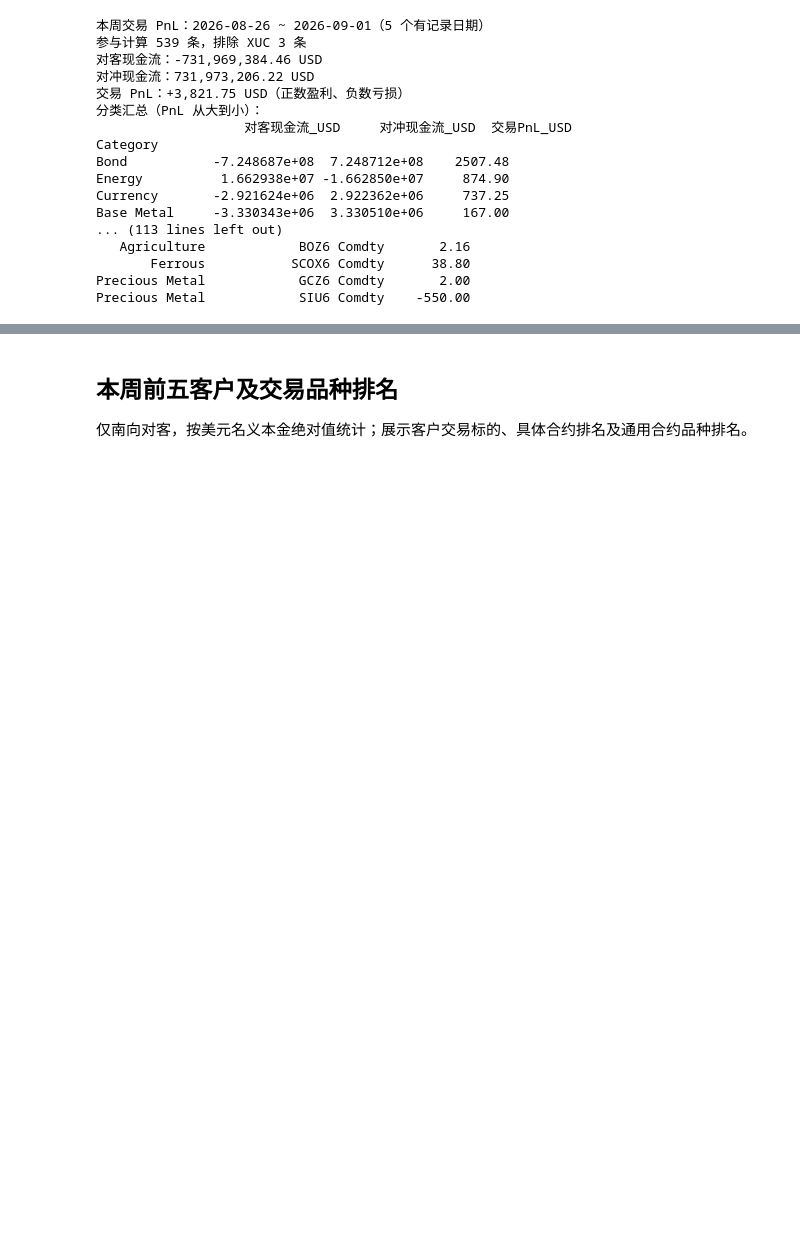
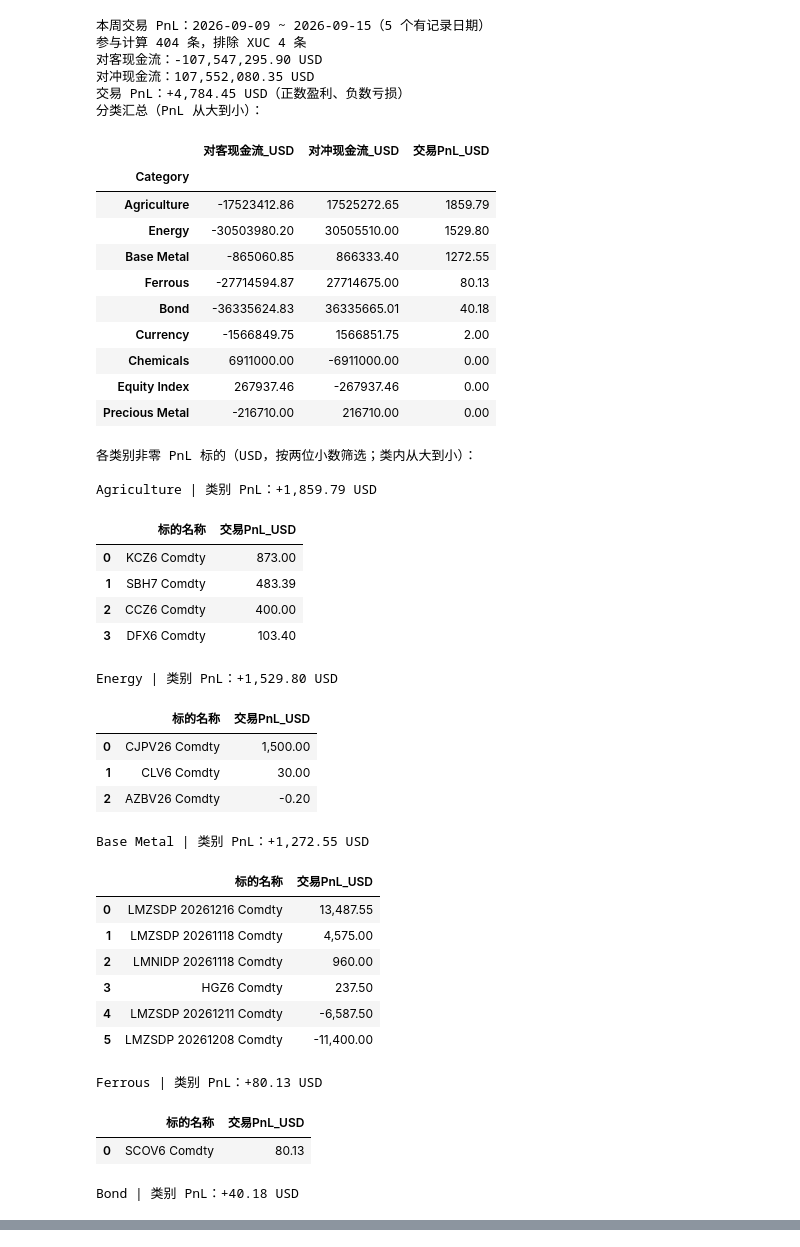
Before and after one commit to Mengting10/Daily_Work, a Jupyter notebook: weekly_review_yilian.ipynb, the cells around one changed output, grey strips where cells are left out. Saved outputs shown, nothing was run; the diff lists cells and outputs as text; code cells hidden in the pictures; blank space fills up the shorter version.

```diff
--- a/weekly_review_yilian.ipynb
+++ b/weekly_review_yilian.ipynb
@@ -861,48 +851,73 @@ pnl_category_tickers = (
 )
 # 用显示精度判断零，避免浮点误差或不足半美分的金额显示为 0.00。
 pnl_category_tickers = pnl_category_tickers[
     pnl_category_tickers['交易PnL_USD'].round(2).ne(0)
 ].copy()
 pnl_category_tickers['类别顺序'] = pnl_category_tickers['Category'].map(
     {category: rank for rank, category in enumerate(pnl_by_category.index)}
 )
 pnl_category_tickers = pnl_category_tickers.sort_values(
     ['类别顺序', '交易PnL_USD', '标的名称'], ascending=[True, False, True]
 ).drop(columns='类别顺序').reset_index(drop=True)
 
 print("分类汇总（PnL 从大到小）：")
 display(pnl_by_category.round(2))
 print("各类别非零 PnL 标的（USD，按两位小数筛选；类内从大到小）：")
 for category in pnl_by_category.index:
     category_tickers = pnl_category_tickers.loc[
         pnl_category_tickers['Category'].eq(category), ['标的名称', '交易PnL_USD']
     ]
     print(f"\n{category} | 类别 PnL：{pnl_by_category.loc[category, '交易PnL_USD']:+,.2f} USD")
     if category_tickers.empty:
         print("无非零 PnL 标的。")
     else:
         display(category_tickers.reset_index(drop=True).style.format({'交易PnL_USD': '{:,.2f}'}))
-print("合约明细：")
-display(pnl_by_contract.round(2))
+# print("合约明细：")
+# display(pnl_by_contract.round(2))
 if not pnl_unmatched.empty:
     print(f"注意：{len(pnl_unmatched)} 个合约本周数量未抵消，"
           "上述结果包含单边现金流，不能全部视为已配对交易利润；请核对跨周或未完成对冲。")
     display(pnl_unmatched.round(2))
 # %% [output]
-本周交易 PnL：2026-08-26 ~ 2026-09-01（5 个有记录日期）
-参与计算 539 条，排除 XUC 3 条
-对客现金流：-731,969,384.46 USD
-对冲现金流：731,973,206.22 USD
-交易 PnL：+3,821.75 USD（正数盈利、负数亏损）
+本周交易 PnL：2026-09-09 ~ 2026-09-15（5 个有记录日期）
+参与计算 404 条，排除 XUC 4 条
+对客现金流：-107,547,295.90 USD
+对冲现金流：107,552,080.35 USD
+交易 PnL：+4,784.45 USD（正数盈利、负数亏损）
 分类汇总（PnL 从大到小）：
-                   对客现金流_USD     对冲现金流_USD  交易PnL_USD
-Category
-Bond           -7.248687e+08  7.248712e+08    2507.48
-Energy          1.662938e+07 -1.662850e+07     874.90
-Currency       -2.921624e+06  2.922362e+06     737.25
-Base Metal     -3.330343e+06  3.330510e+06     167.00
-... (113 lines left out)
-   Agriculture            BOZ6 Comdty       2.16
-       Ferrous           SCOX6 Comdty      38.80
-Precious Metal            GCZ6 Comdty       2.00
-Precious Metal            SIU6 Comdty    -550.00
+|  | 对客现金流_USD | 对冲现金流_USD | 交易PnL_USD |
+| Category |  |  |  |
+| Agriculture | -17523412.86 | 17525272.65 | 1859.79 |
+| Energy | -30503980.20 | 30505510.00 | 1529.80 |
+| Base Metal | -865060.85 | 866333.40 | 1272.55 |
+| Ferrous | -27714594.87 | 27714675.00 | 80.13 |
+| Bond | -36335624.83 | 36335665.01 | 40.18 |
+| Currency | -1566849.75 | 1566851.75 | 2.00 |
+| Chemicals | 6911000.00 | -6911000.00 | 0.00 |
+| Equity Index | 267937.46 | -267937.46 | 0.00 |
+| Precious Metal | -216710.00 | 216710.00 | 0.00 |
+各类别非零 PnL 标的（USD，按两位小数筛选；类内从大到小）：
+
+Agriculture | 类别 PnL：+1,859.79 USD
+|  | 标的名称 | 交易PnL_USD |
+| 0 | KCZ6 Comdty | 873.00 |
+| 1 | SBH7 Comdty | 483.39 |
+| 2 | CCZ6 Comdty | 400.00 |
+| 3 | DFX6 Comdty | 103.40 |
+Energy | 类别 PnL：+1,529.80 USD
+|  | 标的名称 | 交易PnL_USD |
+| 0 | CJPV26 Comdty | 1,500.00 |
+| 1 | CLV6 Comdty | 30.00 |
+| 2 | AZBV26 Comdty | -0.20 |
+Base Metal | 类别 PnL：+1,272.55 USD
+|  | 标的名称 | 交易PnL_USD |
+| 0 | LMZSDP 20261216 Comdty | 13,487.55 |
+| 1 | LMZSDP 20261118 Comdty | 4,575.00 |
+| 2 | LMNIDP 20261118 Comdty | 960.00 |
+| 3 | HGZ6 Comdty | 237.50 |
+| 4 | LMZSDP 20261211 Comdty | -6,587.50 |
+| 5 | LMZSDP 20261208 Comdty | -11,400.00 |
+Ferrous | 类别 PnL：+80.13 USD
+|  | 标的名称 | 交易PnL_USD |
+| 0 | SCOV6 Comdty | 80.13 |
+Bond | 类别 PnL：+40.18 USD
@@ -909,3 +927,0 @@ Precious Metal            SIU6 Comdty    -550.00
-# %% [markdown]
-## 本周前五客户及交易品种排名
-仅南向对客，按美元名义本金绝对值统计；展示客户交易标的、具体合约排名及通用合约品种排名。
```
Also changed, not shown: parts of 15 cells of this notebook, 38 other files.
